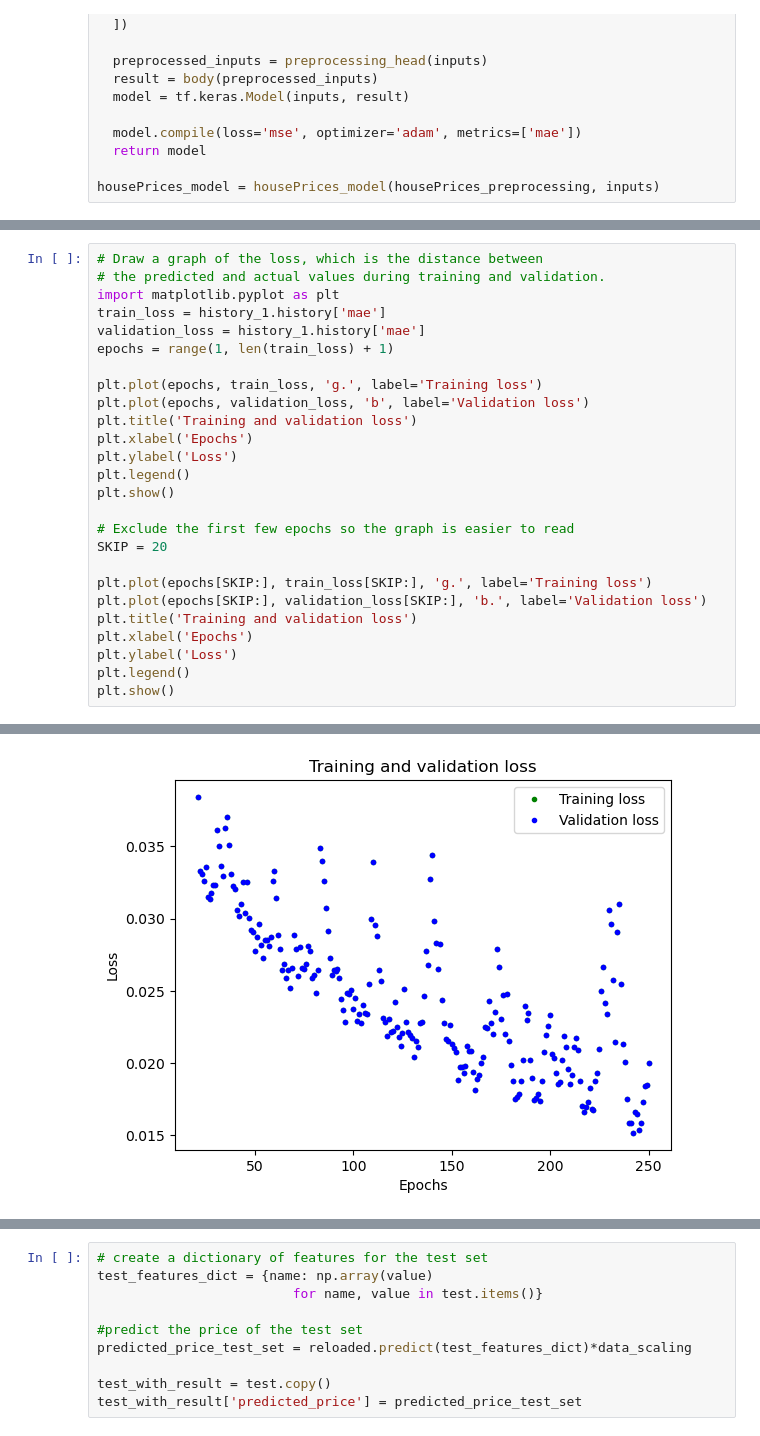
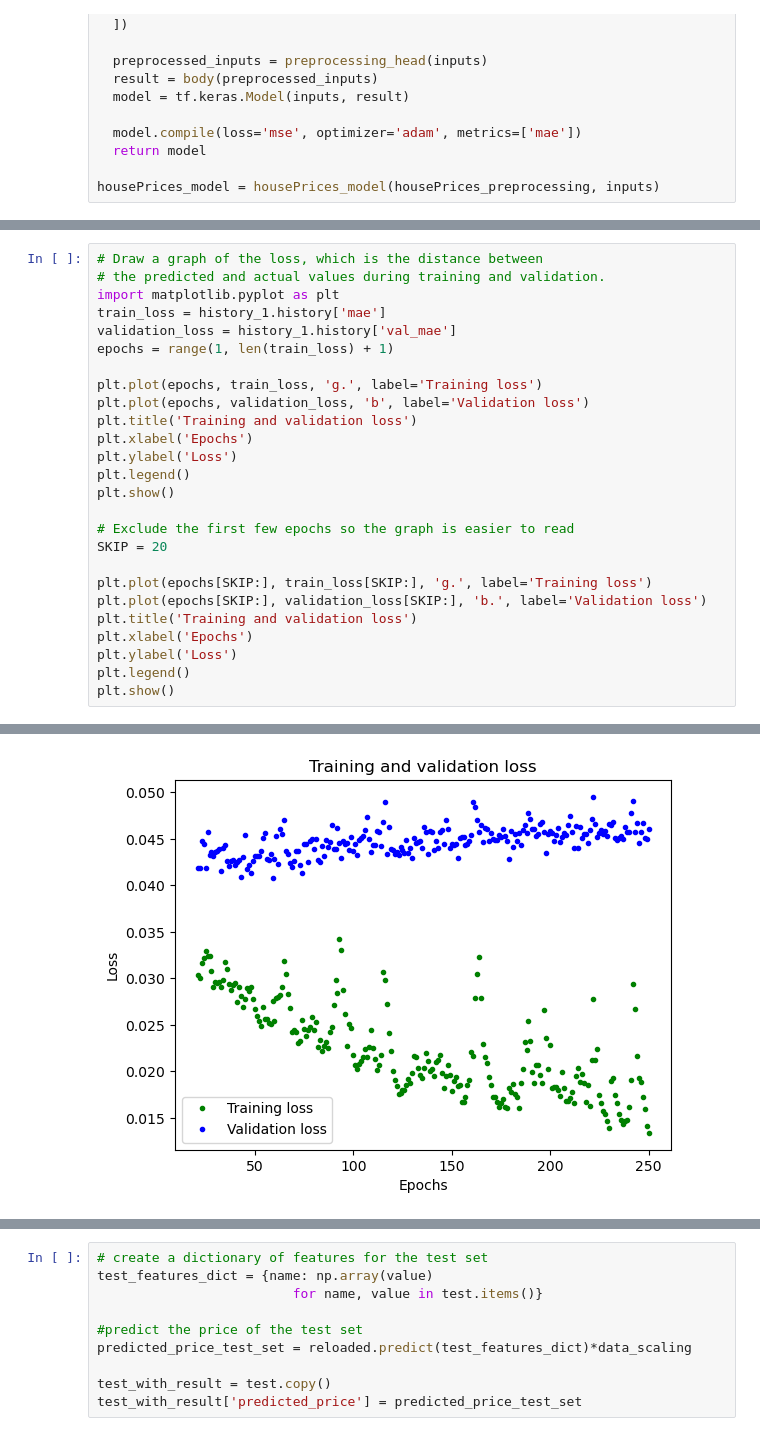
Before and after one commit to Dan-Irl/House-Price-Prediction, a Jupyter notebook: predicting_prices_model.ipynb, the cells around one changed output, grey strips where cells are left out. Saved outputs shown, nothing was run; the diff lists cells and outputs as text.

Commit message:
Fixed plotting error
Was plotting training loss with training loss and not validation loss

```diff
--- a/predicting_prices_model.ipynb
+++ b/predicting_prices_model.ipynb
@@ -128,7 +128,7 @@ Epoch 250/250
 # the predicted and actual values during training and validation.
 import matplotlib.pyplot as plt
 train_loss = history_1.history['mae']
-validation_loss = history_1.history['mae']
+validation_loss = history_1.history['val_mae']
 epochs = range(1, len(train_loss) + 1)
 
 plt.plot(epochs, train_loss, 'g.', label='Training loss')
@@ -154,4 +154,4 @@ plt.show()
-[figure, old version]
+[figure, new version]
 # %%
 # save model and load it
 housePrices_model.save('House_prices_model')
```
Also changed, not shown: parts of 9 cells of this notebook, 5 other files.
